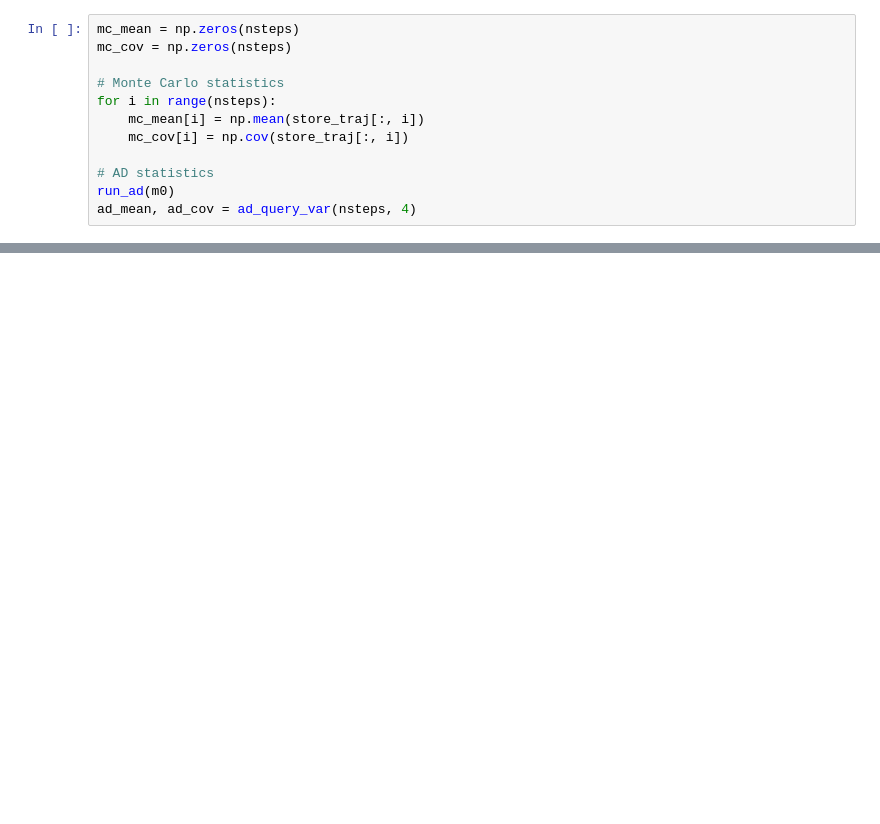
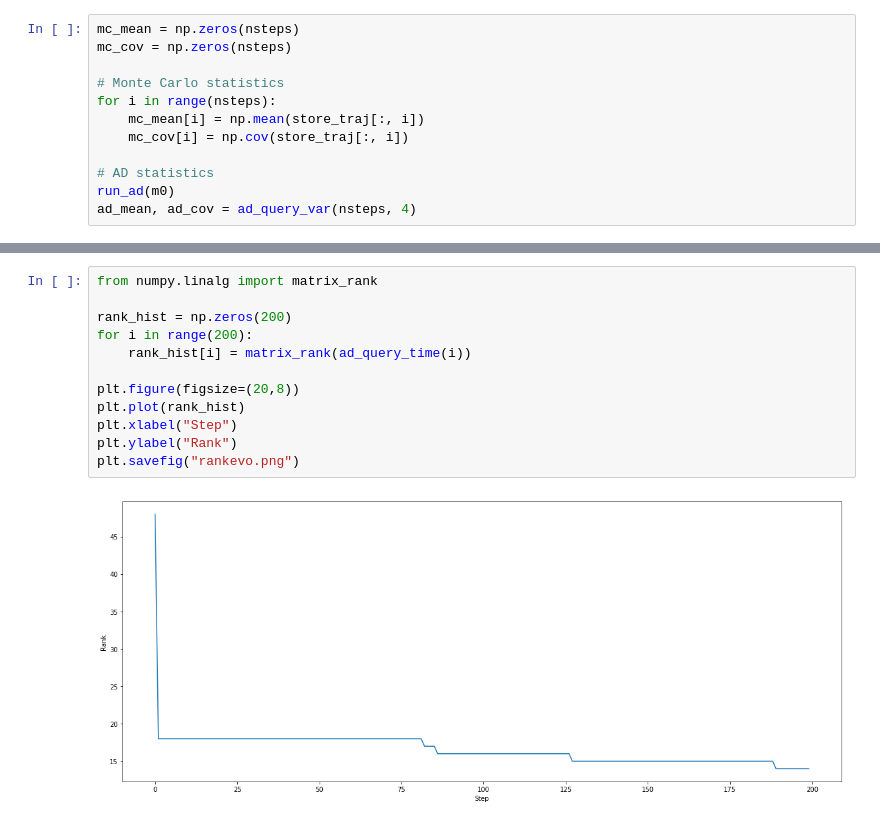
Before and after one commit to exanauts/aduprop, a Jupyter notebook: examples/psys/visual.ipynb, the cells around one changed output, grey strips where cells are left out. Saved outputs shown, nothing was run; the diff lists cells and outputs as text; blank space fills up the shorter version.

```diff
--- a/examples/psys/visual.ipynb
+++ b/examples/psys/visual.ipynb
@@ -115,0 +156,14 @@ print(LA.norm(mc_cov - ad_cov))
+# %%
+from numpy.linalg import matrix_rank
+
+rank_hist = np.zeros(200)
+for i in range(200):
+    rank_hist[i] = matrix_rank(ad_query_time(i))
+
+plt.figure(figsize=(20,8))
+plt.plot(rank_hist)
+plt.xlabel("Step")
+plt.ylabel("Rank")
+plt.savefig("rankevo.png")
+# %% [output]
+[figure, added]
```
Also changed, not shown: parts of 7 cells of this notebook, 1 other file.
